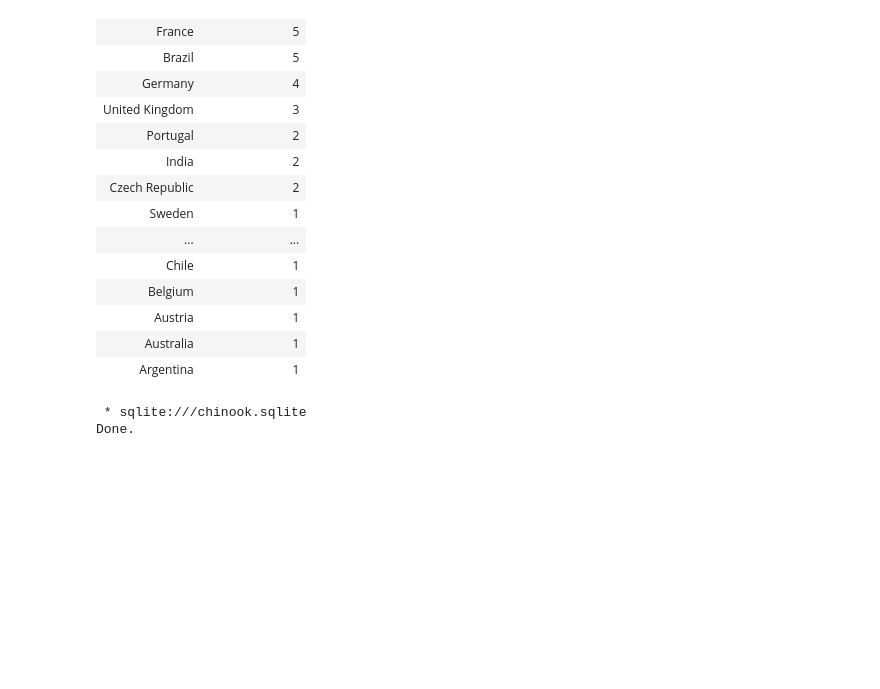
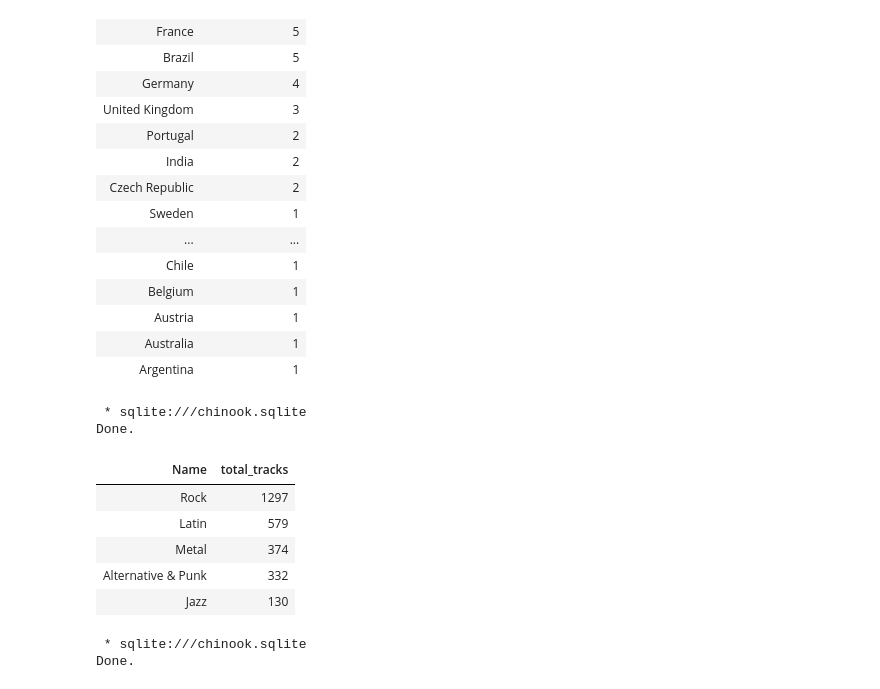
Before and after one commit to ShreyaSreeram/datasci_223, a Jupyter notebook: exercises/3-sql-queries/exercise.ipynb, the cells around one changed output. Saved outputs shown, nothing was run; the diff lists cells and outputs as text; code cells hidden in the pictures; blank space fills up the shorter version.

```diff
--- a/exercises/3-sql-queries/exercise.ipynb
+++ b/exercises/3-sql-queries/exercise.ipynb
@@ -138,6 +139,23 @@ Done.
 | Austria | 1 |
 | Australia | 1 |
 | Argentina | 1 |
+# %%
+%%sql
+SELECT DISTINCT g.Name, COUNT(t.trackid) AS total_tracks
+FROM genres g
+LEFT JOIN tracks t ON g.genreid = t.genreid
+GROUP BY g.name
+ORDER BY total_tracks DESC
+LIMIT 5;
+# %% [output]
+ * sqlite:///chinook.sqlite
+Done.
+| Name | total_tracks |
+| Rock | 1297 |
+| Latin | 579 |
+| Metal | 374 |
+| Alternative & Punk | 332 |
+| Jazz | 130 |
 # %%
 %%sql
 SELECT *
```
Also changed, not shown: parts of 6 cells of this notebook, 15 other files.
